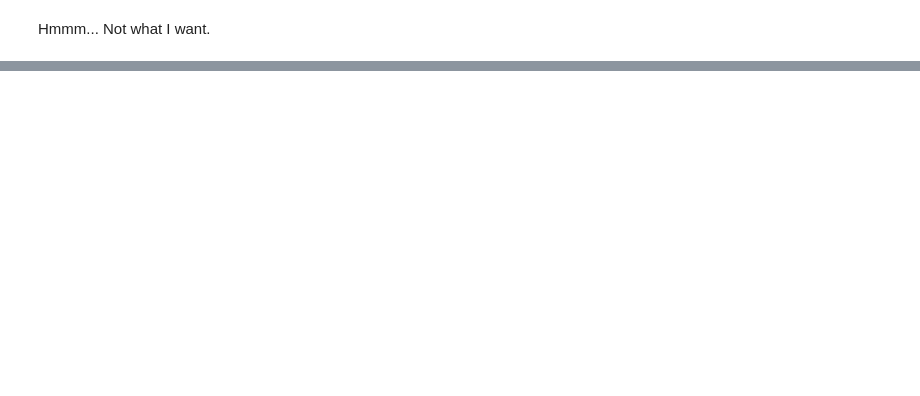
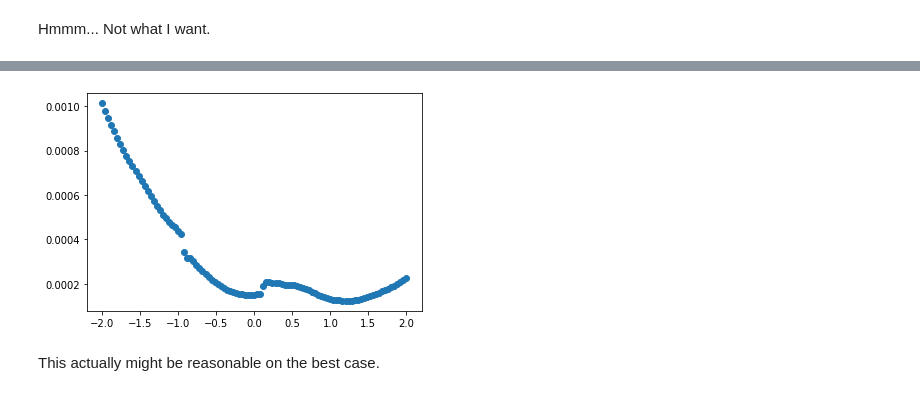
Before and after one commit to djarpin/tabularasa, a Jupyter notebook: mixed_network.ipynb, the cells around one changed output, grey strips where cells are left out. Cells and saved outputs as stored; diff of their text form; code cells hidden in the pictures; blank space fills up the shorter version.

```diff
--- a/mixed_network.ipynb
+++ b/mixed_network.ipynb
@@ -113,0 +130,25 @@ Hmmm... Not what I want.
+# %%
+x1 = np.linspace(-2, 2, num=101)
+y = -x1 - x1 ** 2 + 2 * x1 ** 3
+x2 = np.repeat(0, len(x1))
+y += x2 * 0.2
+x3 = np.repeat(0, len(x1))
+y += (np.random.rand() / 3)
+y *= (1 + np.random.normal() / 10)
+y += np.random.normal(size=(len(x1))) / 10
+x4 = np.repeat(0, len(x1))
+dft = pd.DataFrame({'y': y.astype('float32'),
+                    'x1': x1.astype('float32'),
+                    'x2': x2.astype('float32'),
+                    'x3': x3.astype('int'),
+                    'x4': x4.astype('float32')})
+# %%
+u = oc.transform(model.predict({'X_monotonic': dft[['x1', 'x2']].values,
+                                'X_non_monotonic': dft[['x3', 'x4']].values}))
+# %%
+plt.scatter(x=dft['x1'], y=u)
+plt.show()
+# %% [output]
+[figure, added]
+# %% [markdown]
+This actually might be reasonable on the best case.
```
Also changed, not shown: parts of 19 cells of this notebook, 2 other files.
